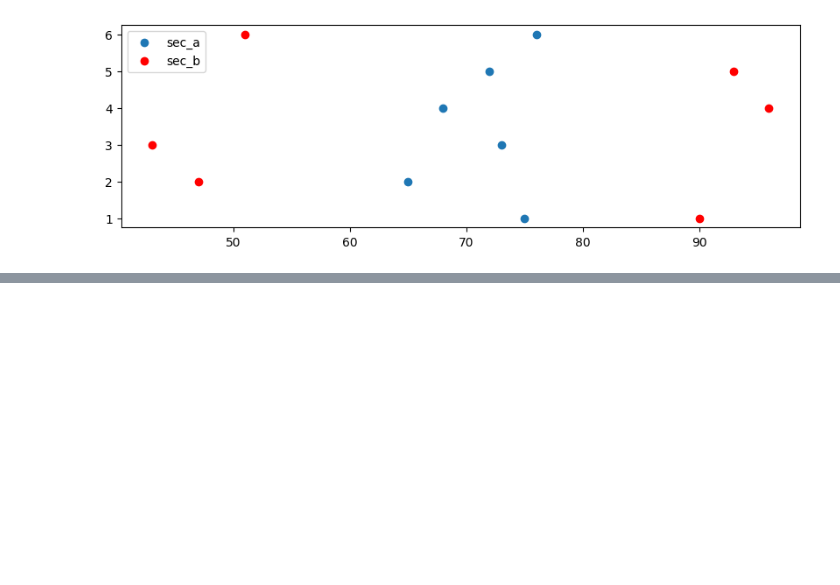
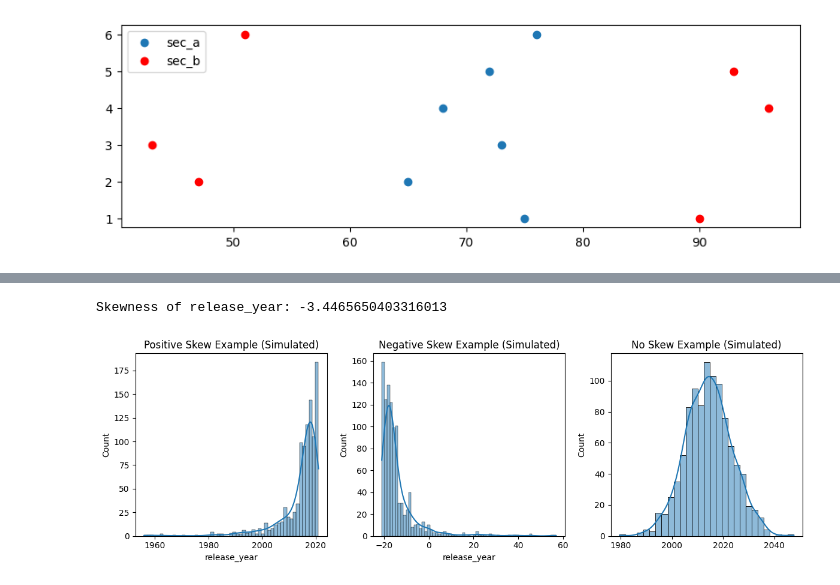
Before and after one commit to sukhadak11/Machine_Learing, a Jupyter notebook: Statistics.ipynb, the cells around one changed output, grey strips where cells are left out. Drawn from its saved outputs; the diff is of its cells as text; code cells hidden in the pictures; blank space fills up the shorter version.

```diff
--- a/Statistics.ipynb
+++ b/Statistics.ipynb
@@ -22,3 +22,6 @@ plt.legend()
 plt.show()
 # %% [output]
 [figure]
+# %%
+dataset = pd.read_csv('netflix_titles.csv')
+dataset.head()
@@ -24,0 +35,37 @@ plt.show()
+# %%
+# prompt: Using dataframe dataset: create code for skewness and the 3 plots for that postive,negative and no skew of release_year
+
+import pandas as pd
+import matplotlib.pyplot as plt
+import seaborn as sns
+
+# Calculate skewness
+skewness = dataset['release_year'].skew()
+print(f"Skewness of release_year: {skewness}")
+
+# Create plots for positive, negative, and no skew
+plt.figure(figsize=(12, 4))
+
+# Plot 1: Positive Skew
+plt.subplot(1, 3, 1)
+positive_skew_data = dataset['release_year'].sample(n=1000) # Taking a sample for better visualization
+sns.histplot(positive_skew_data, kde=True)
+plt.title('Positive Skew Example (Simulated)') # Simulating positive skew for demonstration
+
+# Plot 2: Negative Skew
+plt.subplot(1, 3, 2)
+negative_skew_data = -dataset['release_year'].sample(n=1000) + 2000 # Simulating negative skew
+sns.histplot(negative_skew_data, kde=True)
+plt.title('Negative Skew Example (Simulated)') # Simulating negative skew for demonstration
+
+# Plot 3: No Skew
+plt.subplot(1, 3, 3)
+normal_data = pd.Series(np.random.normal(loc=dataset["release_year"].mean(), scale=dataset["release_year"].std(), size=1000))
+sns.histplot(normal_data, kde=True)
+plt.title('No Skew Example (Simulated)') # Simulating normal distribution for demonstration
+
+plt.tight_layout()
+plt.show()
+# %% [output]
+Skewness of release_year: -3.4465650403316013
+[figure, added]
```
Also changed, not shown: parts of 8 cells of this notebook.
